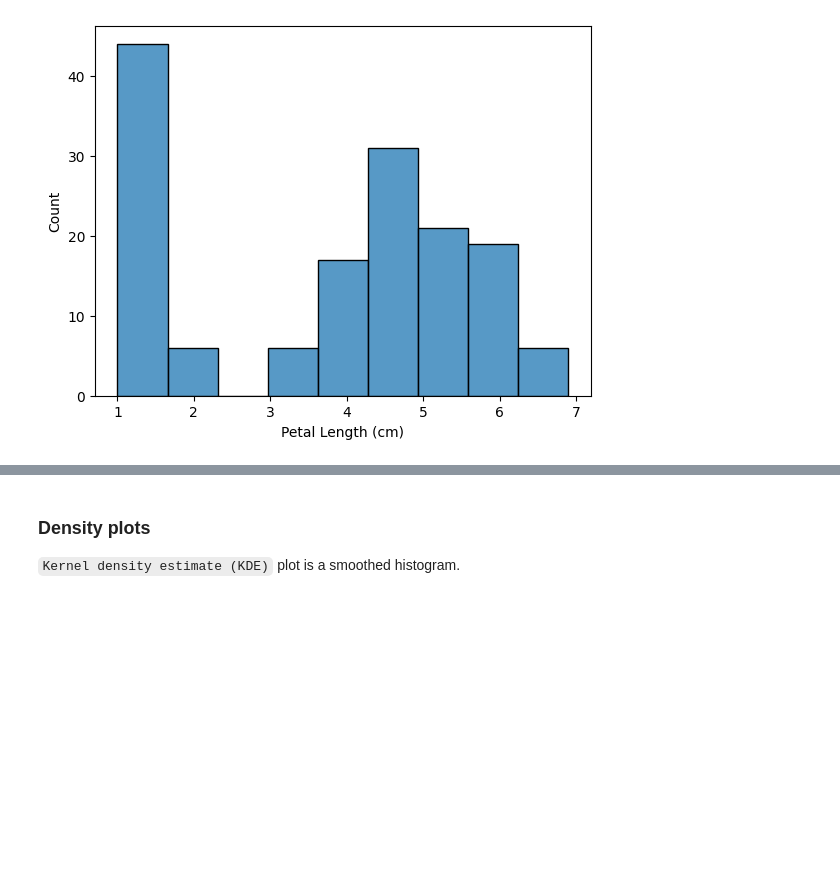
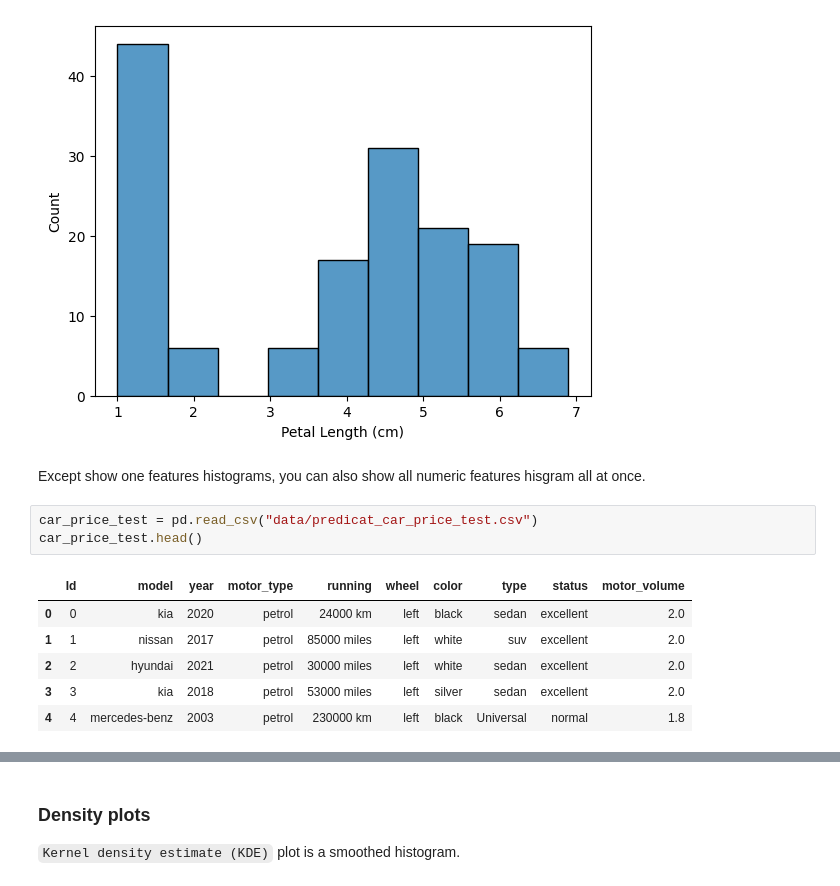
Before and after one commit to andersonliu/learn_ai, a Jupyter notebook: notebooks/data_visualization/visualization.ipynb, the cells around one changed output, grey strips where cells are left out. Saved outputs shown, nothing was run; the diff lists cells and outputs as text; blank space fills up the shorter version.

```diff
--- a/notebooks/data_visualization/visualization.ipynb
+++ b/notebooks/data_visualization/visualization.ipynb
@@ -324,3 +324,15 @@ sns.histplot(
 # %% [output]
 <Axes: xlabel='Petal Length (cm)', ylabel='Count'>
 [figure]
+# %% [markdown]
+Except show one features histograms, you can also show all numeric features hisgram all at once.
+# %%
+car_price_test = pd.read_csv("data/predicat_car_price_test.csv")
+car_price_test.head()
+# %% [output]
+|  | Id | model | year | motor_type | running | wheel | color | type | status | motor_volume |
+| 0 | 0 | kia | 2020 | petrol | 24000 km | left | black | sedan | excellent | 2.0 |
+| 1 | 1 | nissan | 2017 | petrol | 85000 miles | left | white | suv | excellent | 2.0 |
+| 2 | 2 | hyundai | 2021 | petrol | 30000 miles | left | white | sedan | excellent | 2.0 |
+| 3 | 3 | kia | 2018 | petrol | 53000 miles | left | silver | sedan | excellent | 2.0 |
+| 4 | 4 | mercedes-benz | 2003 | petrol | 230000 km | left | black | Universal | normal | 1.8 |
```
Also changed, not shown: parts of 4 cells of this notebook, 10 other files.
